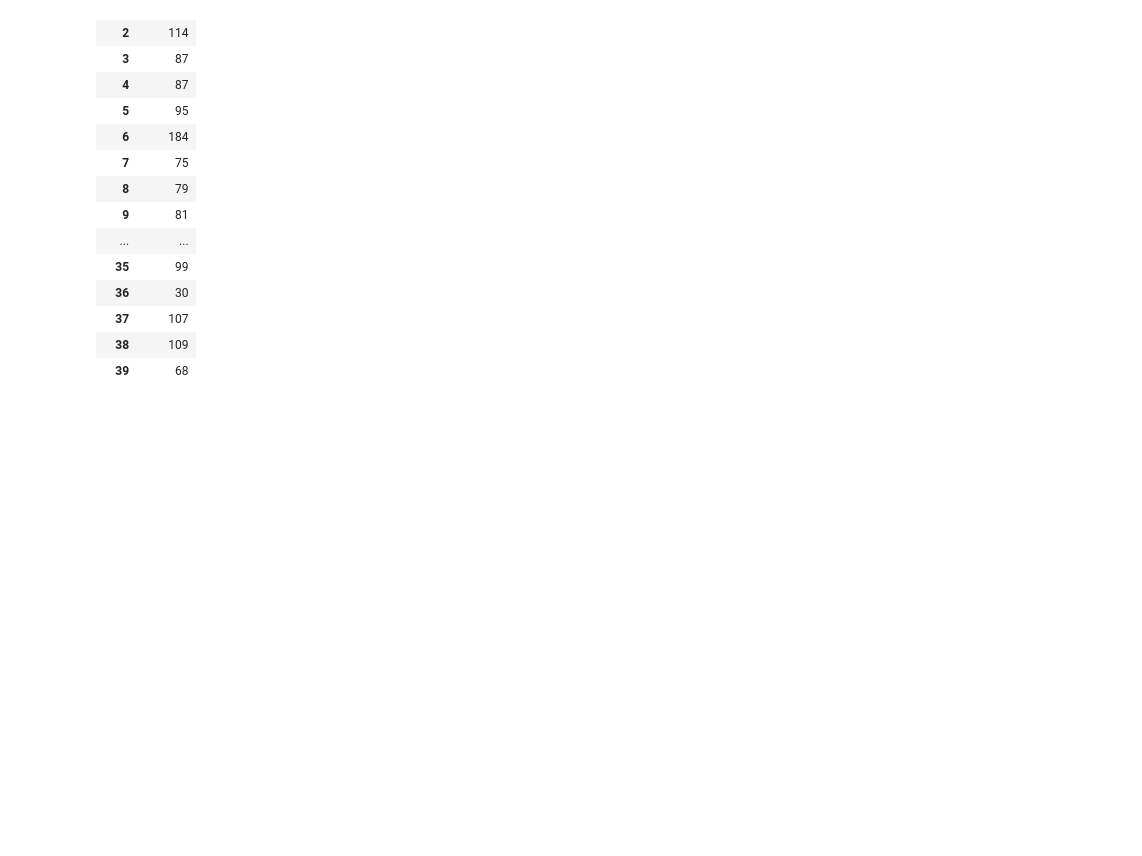
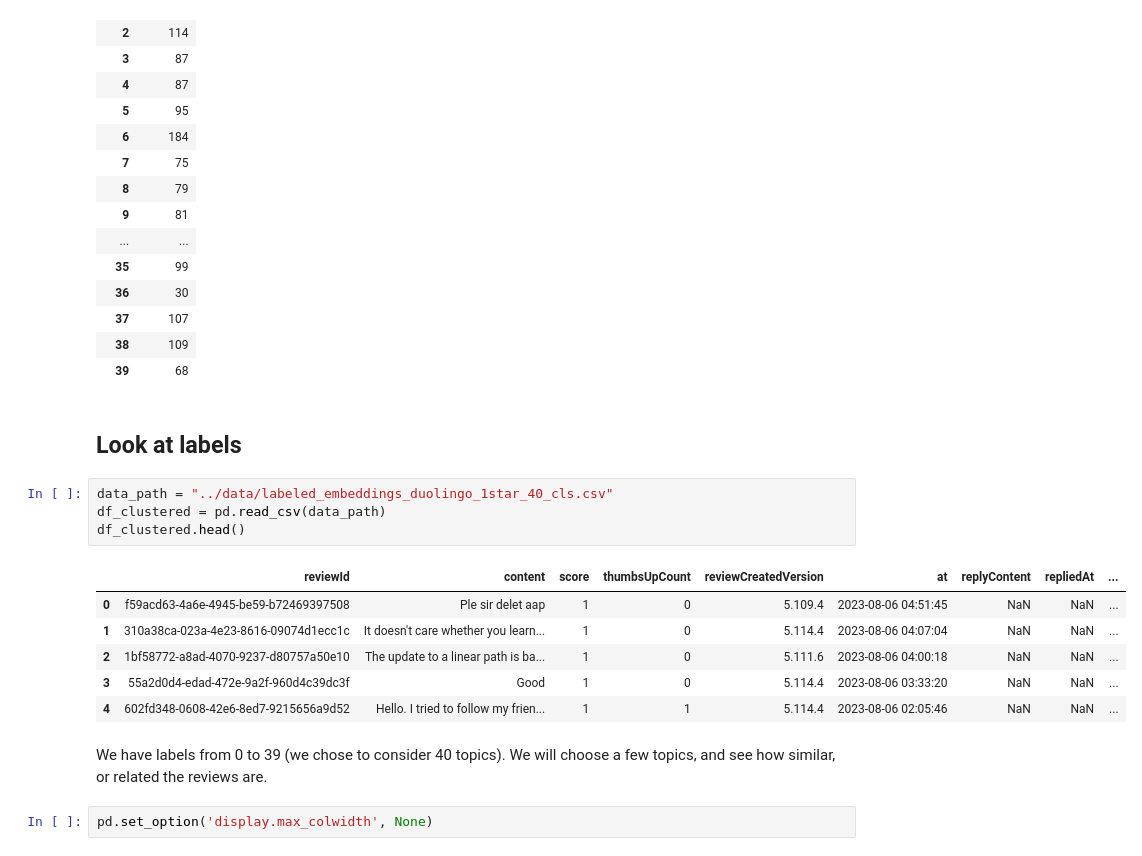
Before and after one commit to IoanaBaciu24/ActionableReviews, a Jupyter notebook: app_clustering/embeddings_analysis.ipynb, the cells around one changed output. Cells and saved outputs as stored; diff of their text form; blank space fills up the shorter version.

```diff
--- a/app_clustering/embeddings_analysis.ipynb
+++ b/app_clustering/embeddings_analysis.ipynb
@@ -120,3 +117,20 @@ dataset[["label", "reviewId"]].groupby("label").count()
 | 37 | 107 |
 | 38 | 109 |
 | 39 | 68 |
+# %% [markdown]
+## Look at labels
+# %%
+data_path = "../data/labeled_embeddings_duolingo_1star_40_cls.csv"
+df_clustered = pd.read_csv(data_path)
+df_clustered.head()
+# %% [output]
+|  | reviewId | content | score | thumbsUpCount | reviewCreatedVersion | at | replyContent | repliedAt | ... |
+| 0 | f59acd63-4a6e-4945-be59-b72469397508 | Ple sir delet aap | 1 | 0 | 5.109.4 | 2023-08-06 04:51:45 | NaN | NaN | ... |
+| 1 | 310a38ca-023a-4e23-8616-09074d1ecc1c | It doesn't care whether you learn... | 1 | 0 | 5.114.4 | 2023-08-06 04:07:04 | NaN | NaN | ... |
+| 2 | 1bf58772-a8ad-4070-9237-d80757a50e10 | The update to a linear path is ba... | 1 | 0 | 5.111.6 | 2023-08-06 04:00:18 | NaN | NaN | ... |
+| 3 | 55a2d0d4-edad-472e-9a2f-960d4c39dc3f | Good | 1 | 0 | 5.114.4 | 2023-08-06 03:33:20 | NaN | NaN | ... |
+| 4 | 602fd348-0608-42e6-8ed7-9215656a9d52 | Hello. I tried to follow my frien... | 1 | 1 | 5.114.4 | 2023-08-06 02:05:46 | NaN | NaN | ... |
+# %% [markdown]
+We have labels from 0 to 39 (we chose to consider 40 topics). We will choose a few topics, and see how similar, or related the reviews are.
+# %%
+pd.set_option('display.max_colwidth', None)
```
Also changed, not shown: parts of 8 cells of this notebook, 7 other files.
